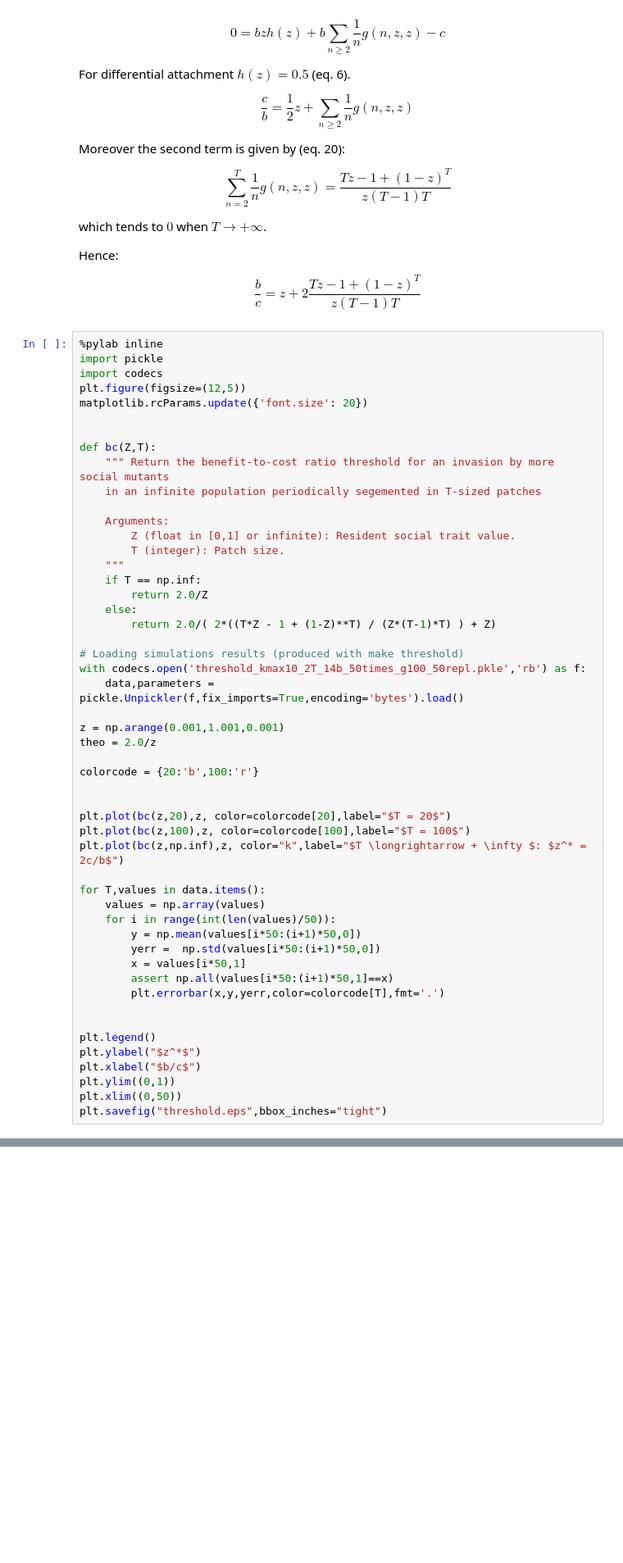
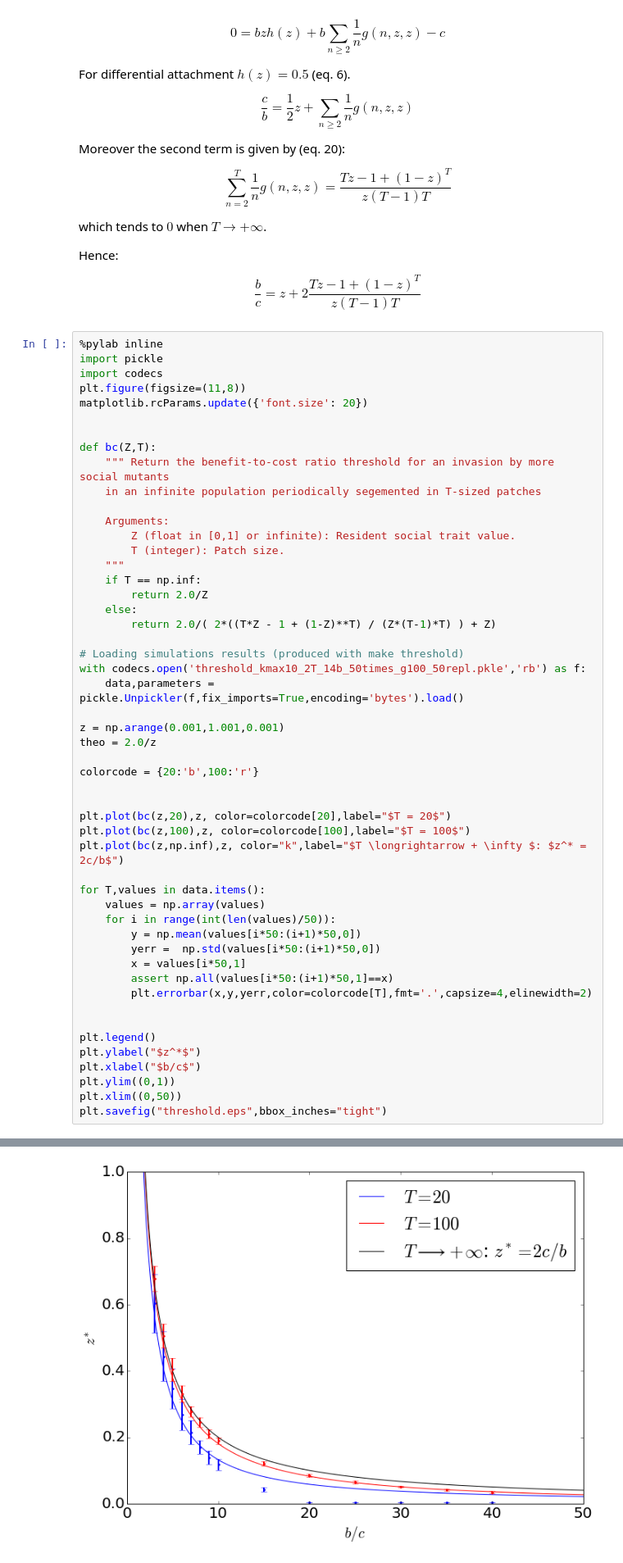
Before and after one commit to geeklhem/pimad, a Jupyter notebook: notebook/Threshold.ipynb, the cells around one changed output, grey strips where cells are left out. Shown: that part at 82% size. Cells and saved outputs as stored; diff of their text form; blank space fills up the shorter version.

Commit message:
Thicker plot lines

```diff
--- a/notebook/Threshold.ipynb
+++ b/notebook/Threshold.ipynb
@@ -30,7 +30,7 @@ Hence:
 %pylab inline
 import pickle
 import codecs
-plt.figure(figsize=(12,5))
+plt.figure(figsize=(11,8))
 matplotlib.rcParams.update({'font.size': 20})
 
 
@@ -68,7 +68,7 @@ for T,values in data.items():
         yerr =  np.std(values[i*50:(i+1)*50,0])
         x = values[i*50,1]
         assert np.all(values[i*50:(i+1)*50,1]==x)
-        plt.errorbar(x,y,yerr,color=colorcode[T],fmt='.')
+        plt.errorbar(x,y,yerr,color=colorcode[T],fmt='.',capsize=4,elinewidth=2)
 
 
 plt.legend()
@@ -81,0 +84 @@ SyntaxError: invalid syntax (<ipython-input-43-a23557e65103>, line 5)
+[figure, added]
```
Also changed, not shown: parts of 2 cells of this notebook.
